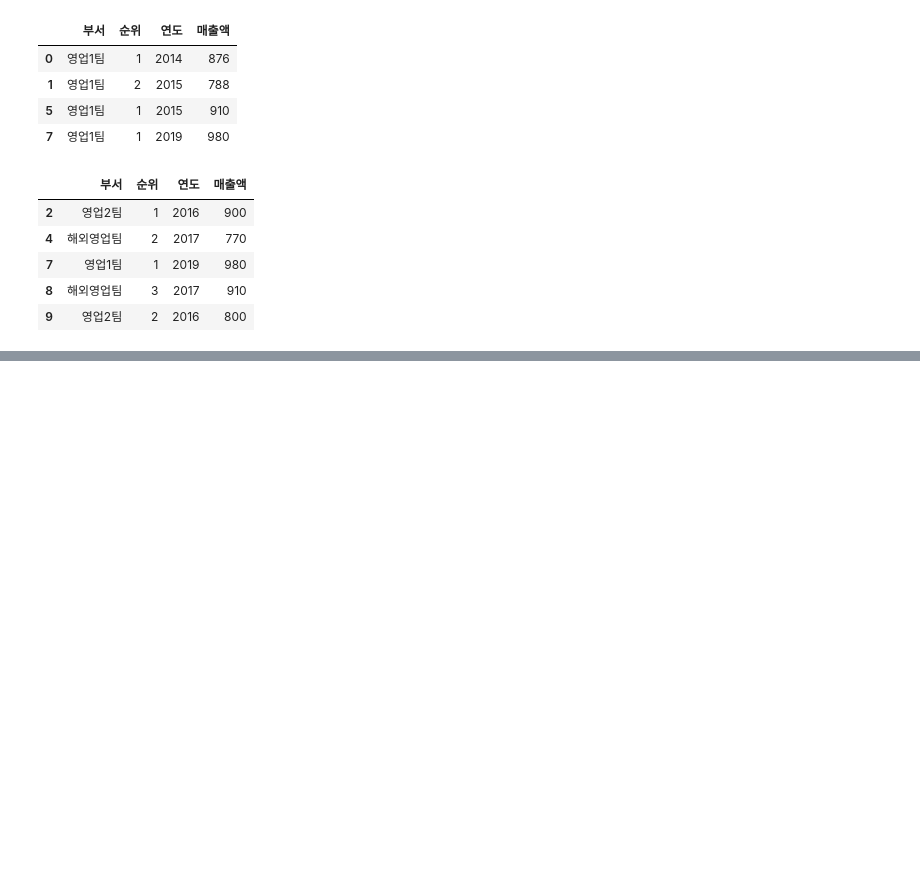
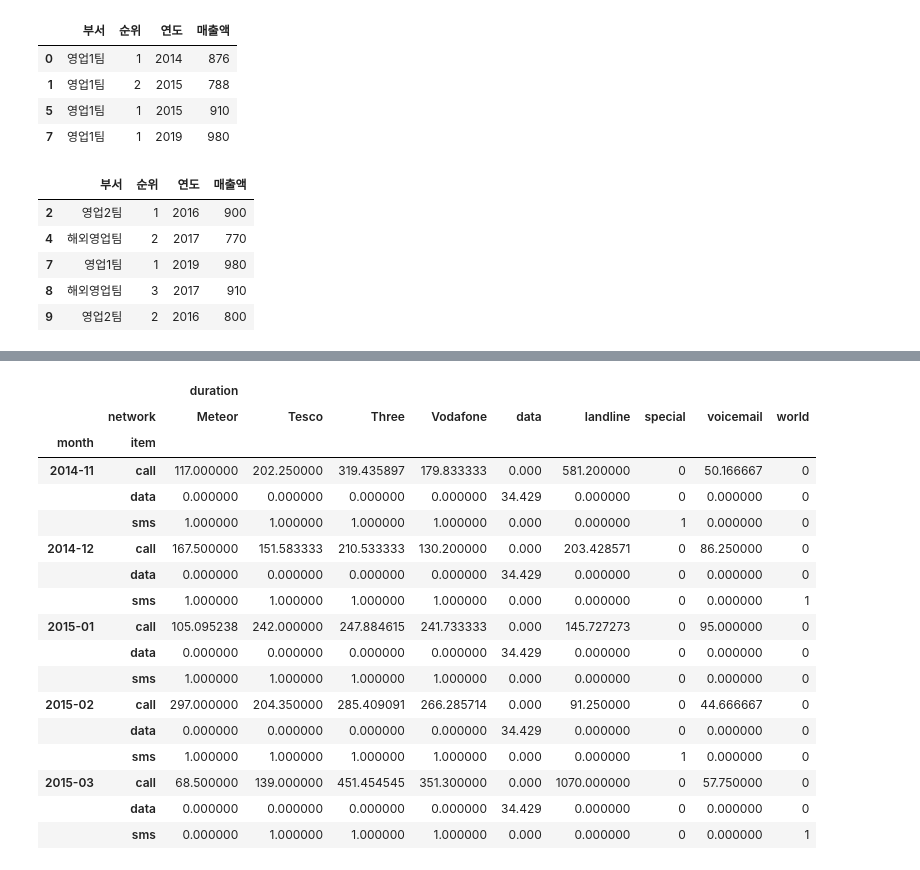
Before and after one commit to kdstheace/Python-Study, a Jupyter notebook: Day0329_Pandas_GroupBy.ipynb, the cells around one changed output, grey strips where cells are left out. Cells and saved outputs as stored; diff of their text form; code cells hidden in the pictures; blank space fills up the shorter version.

Commit message:
Colaboratory를 통해 생성됨

```diff
--- a/Day0329_Pandas_GroupBy.ipynb
+++ b/Day0329_Pandas_GroupBy.ipynb
@@ -226,0 +237,5 @@ data.groupby('연도').filter(lambda x : x['연도'].min() > 2015)
+# %%
+path = 'drive/MyDrive/Colab Notebooks/data/'
+
+phone = pd.read_csv(path + 'phone_data.csv')
+phone
@@ -226,0 +256,26 @@ data.groupby('연도').filter(lambda x : x['연도'].min() > 2015)
+# %%
+phone.pivot_table(['duration'],
+                  index=[phone.month, phone.item],
+                  columns = phone.network,
+                  aggfunc = np.mean, #나타내고자 하는 agg연산 값
+                  fill_value = 0 #크로스되는 부분에 아무 것도 없을때 뭐로 채울래
+                  )
+# %% [output]
+|  |  | duration |  |  |  |  |  |  |  |  |
+|  | network | Meteor | Tesco | Three | Vodafone | data | landline | special | voicemail | world |
+| month | item |  |  |  |  |  |  |  |  |  |
+| 2014-11 | call | 117.000000 | 202.250000 | 319.435897 | 179.833333 | 0.000 | 581.200000 | 0 | 50.166667 | 0 |
+|  | data | 0.000000 | 0.000000 | 0.000000 | 0.000000 | 34.429 | 0.000000 | 0 | 0.000000 | 0 |
+|  | sms | 1.000000 | 1.000000 | 1.000000 | 1.000000 | 0.000 | 0.000000 | 1 | 0.000000 | 0 |
+| 2014-12 | call | 167.500000 | 151.583333 | 210.533333 | 130.200000 | 0.000 | 203.428571 | 0 | 86.250000 | 0 |
+|  | data | 0.000000 | 0.000000 | 0.000000 | 0.000000 | 34.429 | 0.000000 | 0 | 0.000000 | 0 |
+|  | sms | 1.000000 | 1.000000 | 1.000000 | 1.000000 | 0.000 | 0.000000 | 0 | 0.000000 | 1 |
+| 2015-01 | call | 105.095238 | 242.000000 | 247.884615 | 241.733333 | 0.000 | 145.727273 | 0 | 95.000000 | 0 |
+|  | data | 0.000000 | 0.000000 | 0.000000 | 0.000000 | 34.429 | 0.000000 | 0 | 0.000000 | 0 |
+|  | sms | 1.000000 | 1.000000 | 1.000000 | 1.000000 | 0.000 | 0.000000 | 0 | 0.000000 | 0 |
+| 2015-02 | call | 297.000000 | 204.350000 | 285.409091 | 266.285714 | 0.000 | 91.250000 | 0 | 44.666667 | 0 |
+|  | data | 0.000000 | 0.000000 | 0.000000 | 0.000000 | 34.429 | 0.000000 | 0 | 0.000000 | 0 |
+|  | sms | 1.000000 | 1.000000 | 1.000000 | 1.000000 | 0.000 | 0.000000 | 1 | 0.000000 | 0 |
+| 2015-03 | call | 68.500000 | 139.000000 | 451.454545 | 351.300000 | 0.000 | 1070.000000 | 0 | 57.750000 | 0 |
+|  | data | 0.000000 | 0.000000 | 0.000000 | 0.000000 | 34.429 | 0.000000 | 0 | 0.000000 | 0 |
+|  | sms | 0.000000 | 1.000000 | 1.000000 | 1.000000 | 0.000 | 0.000000 | 0 | 0.000000 | 1 |
```
Also changed, not shown: parts of 6 cells of this notebook.
